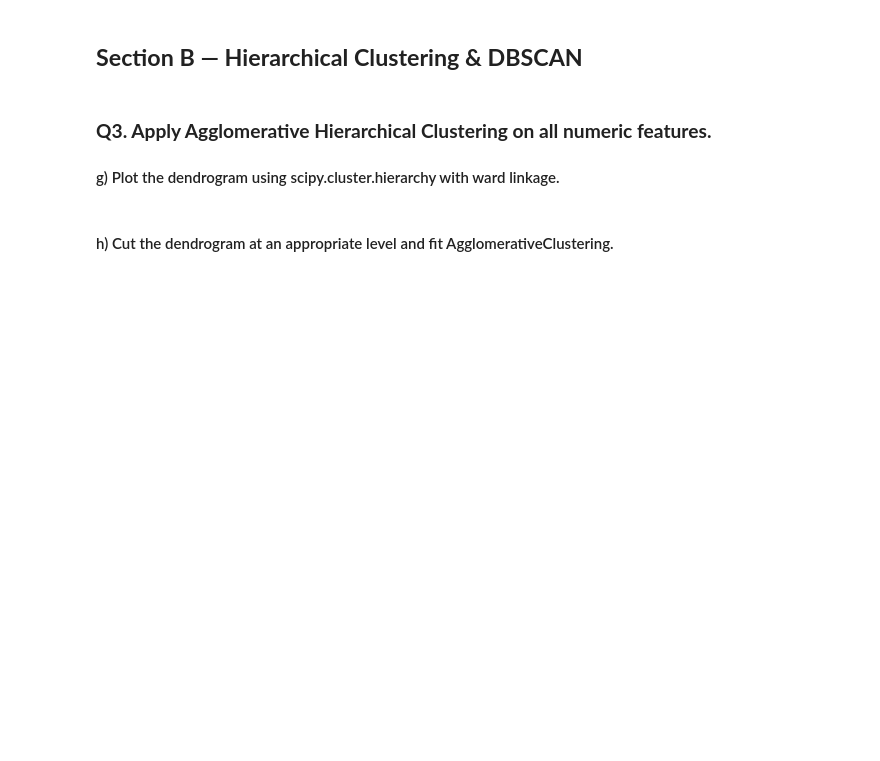
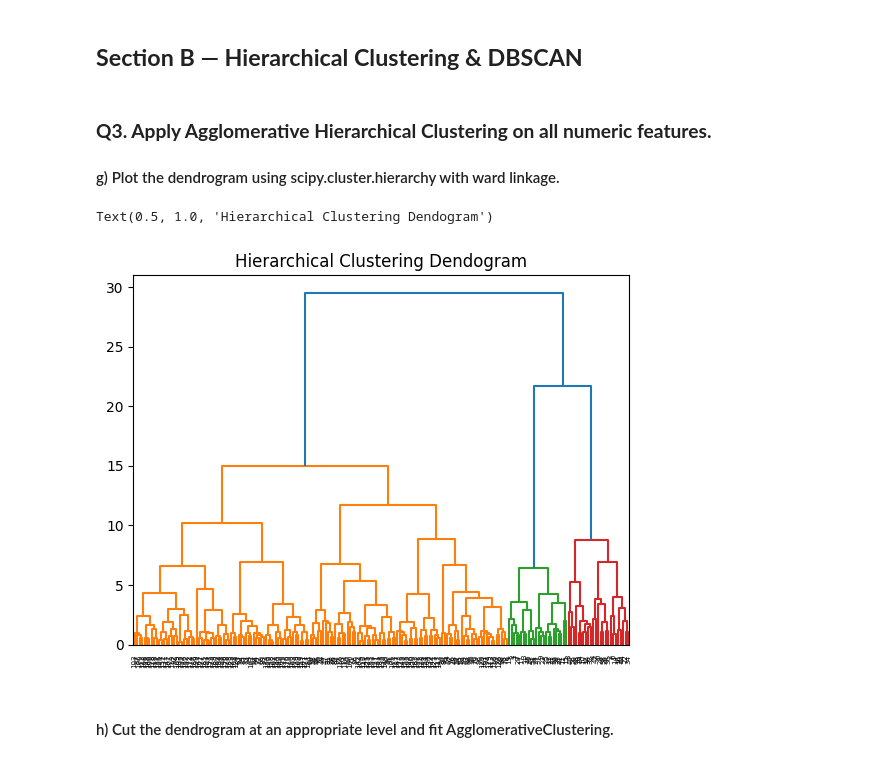
Before and after one commit to SuranaDhruv7/Mall_customer_segmentation_unsl, a Jupyter notebook: customer.ipynb, the cells around one changed output. Drawn from its saved outputs; the diff is of its cells as text; code cells hidden in the pictures; blank space fills up the shorter version.

```diff
--- a/customer.ipynb
+++ b/customer.ipynb
@@ -143,5 +145,21 @@ calinski_harabasz_score: 273.35960009785964
 # %% [markdown]
 ### **Q3.  Apply Agglomerative Hierarchical Clustering on all numeric features.**
 #### g)	Plot the dendrogram using scipy.cluster.hierarchy with ward linkage.
+# %%
+# Selecting the mumerical columns
+num_features = data.select_dtypes(include = "number").columns
+
+# Scaling the numerical features
+scaled_features = scaler.fit_transform(data[num_features])
+
+# Compute the ward linkage
+matrix = linkage(scaled_features, method = "ward")
+
+# Plotting
+dendrogram(matrix)
+plt.title("Hierarchical Clustering Dendogram")
+# %% [output]
+Text(0.5, 1.0, 'Hierarchical Clustering Dendogram')
+[figure, added]
 # %% [markdown]
 #### h) Cut the dendrogram at an appropriate level and fit AgglomerativeClustering.
```
Also changed, not shown: parts of 7 cells of this notebook.
